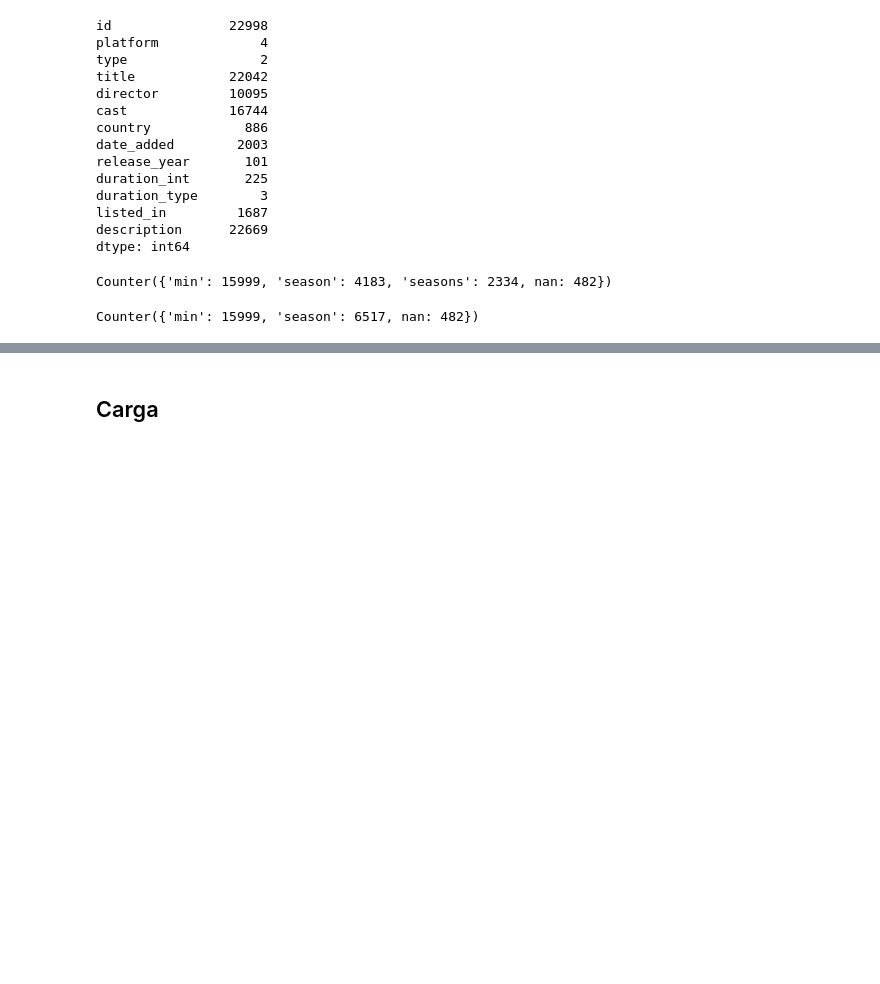
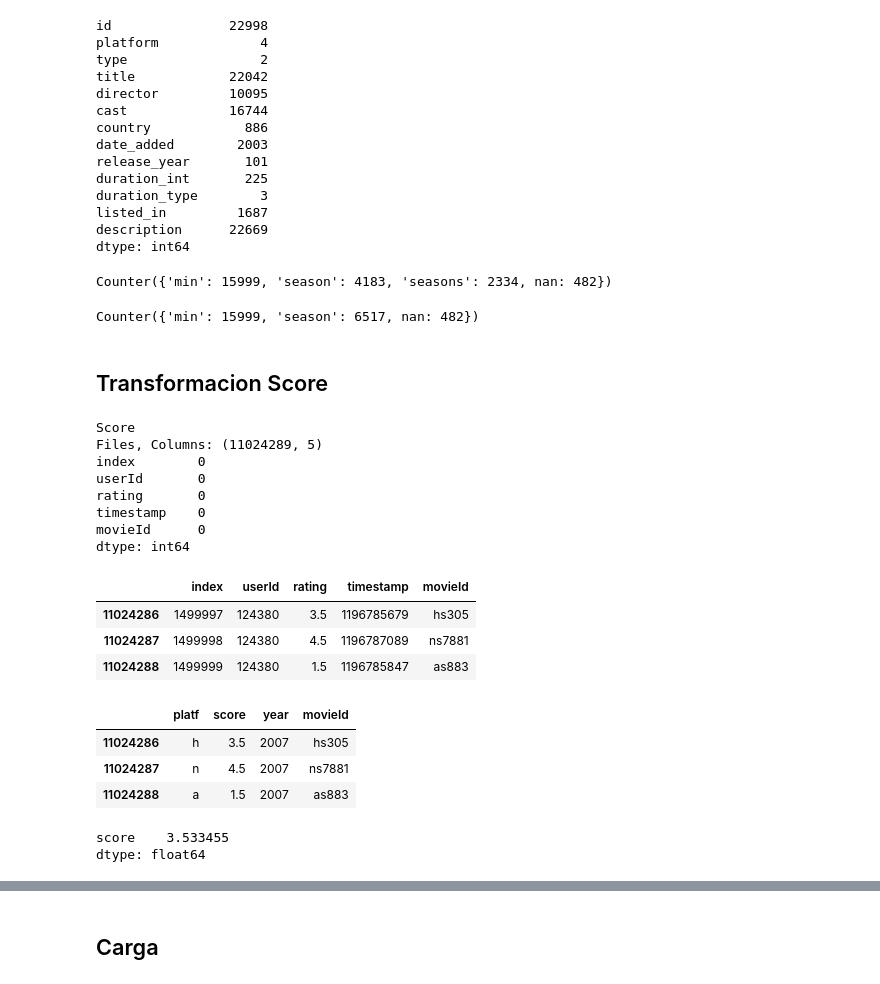
Before and after one commit to LucianoLarrea/PI_ML_OPS, a Jupyter notebook: 1-ETL.ipynb, the cells around one changed output, grey strips where cells are left out. Cells and saved outputs as stored; diff of their text form; code cells hidden in the pictures; blank space fills up the shorter version.

```diff
--- a/1-ETL.ipynb
+++ b/1-ETL.ipynb
@@ -9,6 +11,16 @@ Amazon = pd.read_csv("data/amazon_prime_titles.csv")
 Disney = pd.read_csv("data/disney_plus_titles.csv")
 Hulu = pd.read_csv("data/hulu_titles.csv")
 Netflix = pd.read_csv("data/netflix_titles.csv")
+# %%
+# Scores
+a = pd.read_csv("data/ratings/1.csv")
+b = pd.read_csv("data/ratings/2.csv")
+c = pd.read_csv("data/ratings/3.csv")
+d = pd.read_csv("data/ratings/4.csv")
+e = pd.read_csv("data/ratings/5.csv")
+f = pd.read_csv("data/ratings/6.csv")
+g = pd.read_csv("data/ratings/7.csv")
+h = pd.read_csv("data/ratings/8.csv")
 # %%
 print('Amazon')
 print('Tiene duplicados:',Amazon.duplicated().any())
@@ -310,3 +322,41 @@ All['duration_type'] = All['duration_type'].replace('seasons','season')
 collections.Counter(All['duration_type'])
 # %% [output]
 Counter({'min': 15999, 'season': 6517, nan: 482})
+# %% [markdown]
+## Transformacion Score
+# %%
+Score = pd.concat([a,b,c,d,e,f,g,h], axis=0).reset_index()
+print('Score')
+print('Files, Columns:',Score.shape)
+# print(Score.isnull().sum())
+Score.tail(3)
+# %% [output]
+Score
+Files, Columns: (11024289, 5)
+index        0
+userId       0
+rating       0
+timestamp    0
+movieId      0
+dtype: int64
+|  | index | userId | rating | timestamp | movieId |
+| 11024286 | 1499997 | 124380 | 3.5 | 1196785679 | hs305 |
+| 11024287 | 1499998 | 124380 | 4.5 | 1196787089 | ns7881 |
+| 11024288 | 1499999 | 124380 | 1.5 | 1196785847 | as883 |
+# %%
+Score = Score.rename(columns={'rating':'score'})
+Score['year'] = pd.to_datetime(Score['timestamp'], unit='s').dt.year
+Score['platf'] = Score['movieId'].str[0]
+Score = Score[['platf','score','year','movieId']]
+Score.tail(3)
+# %% [output]
+|  | platf | score | year | movieId |
+| 11024286 | h | 3.5 | 2007 | hs305 |
+| 11024287 | n | 4.5 | 2007 | ns7881 |
+| 11024288 | a | 1.5 | 2007 | as883 |
+# %%
+# Score['score'].mean()
+pd.Series({'score': Score['score'].mean()})
+# %% [output]
+score    3.533455
+dtype: float64
```
Also changed, not shown: parts of 8 cells of this notebook, 5 other files.
